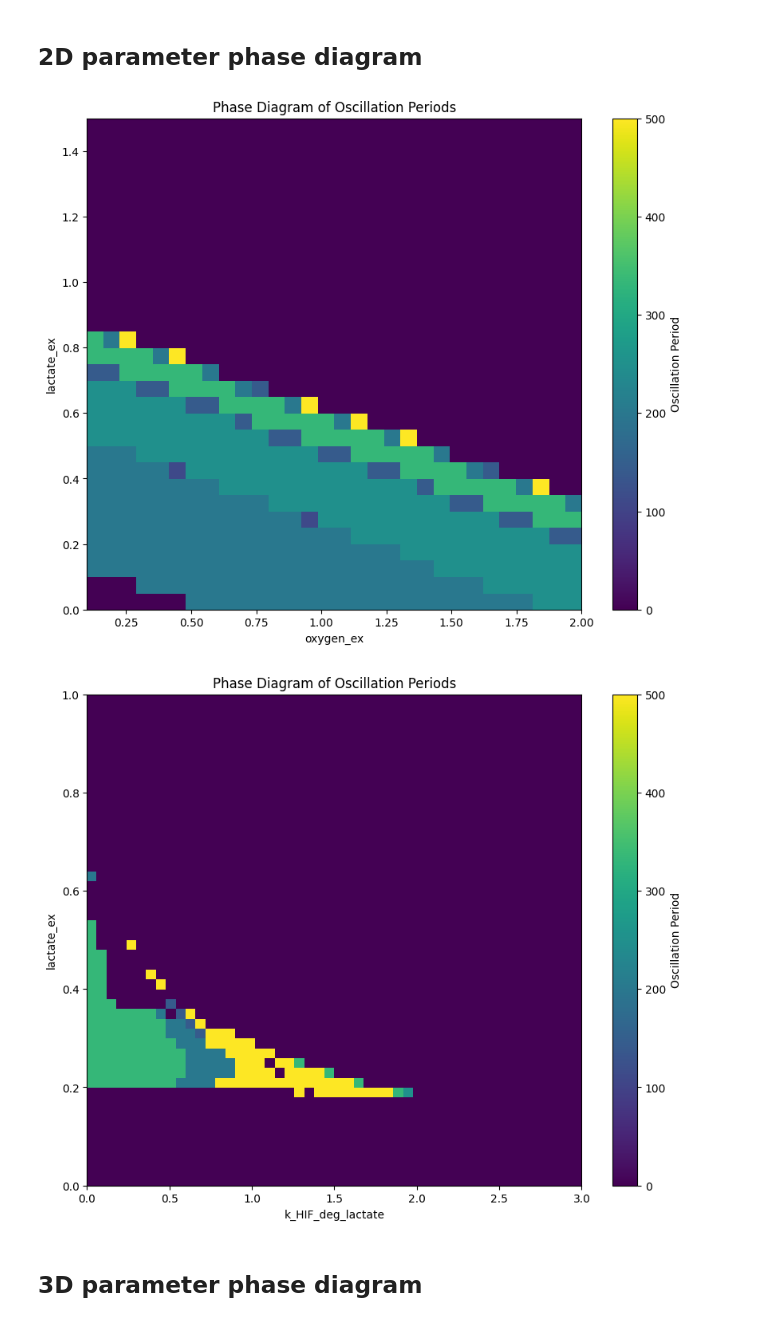
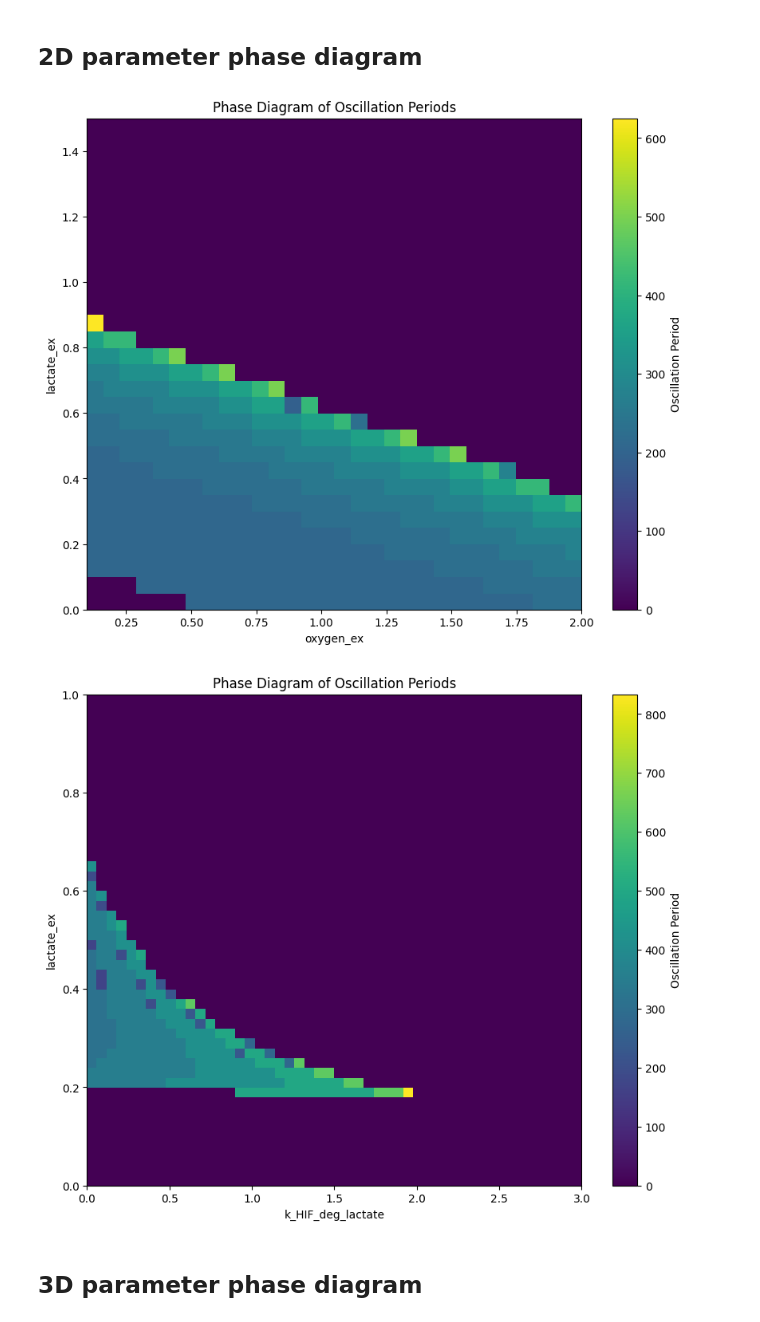
Before and after one commit to vivarium-collective/hypoxia-oscillations, a Jupyter notebook: notebooks/simple_cell.ipynb, the cells around one changed output. Drawn from its saved outputs; the diff is of its cells as text; code cells hidden in the pictures.

```diff
--- a/notebooks/simple_cell.ipynb
+++ b/notebooks/simple_cell.ipynb
@@ -343,7 +394,7 @@ oxygen_ex_range = (0.1, 2.0)  # From 0.1 to 2.0
 lactate_ex_range = (0.0, 1.5)  # From 0.0 to 2.0
 
 # Define the total time for simulation and resolution of the scan
-total_time = 1000  # Total time to simulate the ODEs
+total_time = 5000  # Total time to simulate the ODEs
 resolution = 30   # Number of points to evaluate in each parameter range
 
 # Call the function to plot the phase diagram
@@ -356,27 +407,27 @@ plot_phase_diagram(
     resolution=resolution
 )
 # %% [output]
-[figure, old version]
+[figure, new version]
 # %%
 # Define the parameter ranges
 k_HIF_deg_lactate_range = (0.0, 3.0)  # From 0.1 to 2.0
 lactate_ex_range = (0.0, 1.0)  # From 0.0 to 2.0
 
 # Define the total time for simulation and resolution of the scan
-total_time = 1000  # Total time to simulate the ODEs
+total_time = 5000  # Total time to simulate the ODEs
 resolution = 50   # Number of points to evaluate in each parameter range
 
 # Call the function to plot the phase diagram
 plot_phase_diagram(
     param1_name='k_HIF_deg_lactate',
     param1_range=k_HIF_deg_lactate_range,
     param2_name='lactate_ex',
     param2_range=lactate_ex_range,
     total_time=total_time,
     resolution=resolution
 )
 # %% [output]
-[figure, old version]
+[figure, new version]
 # %% [markdown]
 ## 3D parameter phase diagram
 # %%
```
Also changed, not shown: parts of 14 cells of this notebook.
